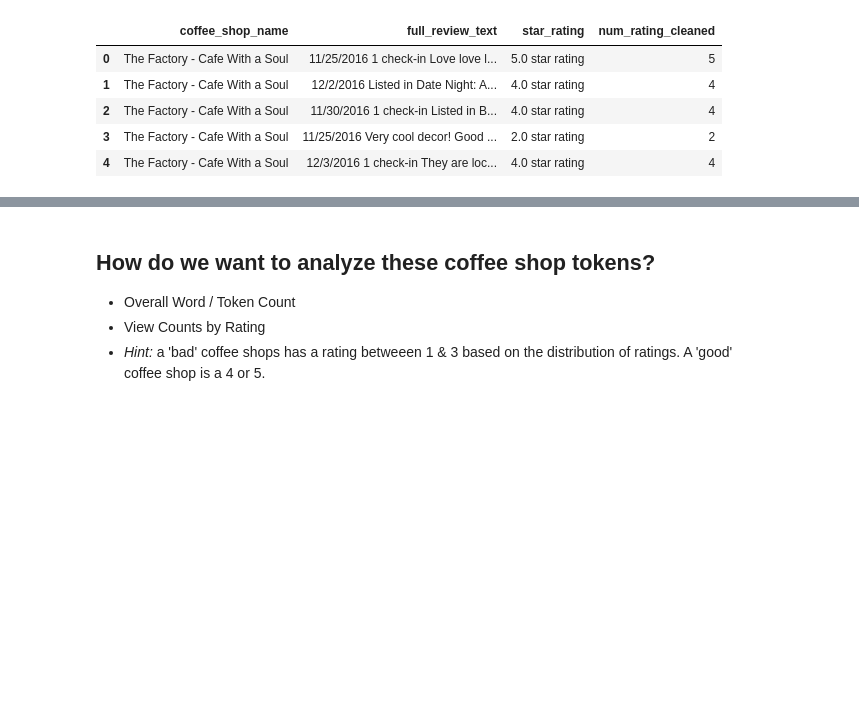
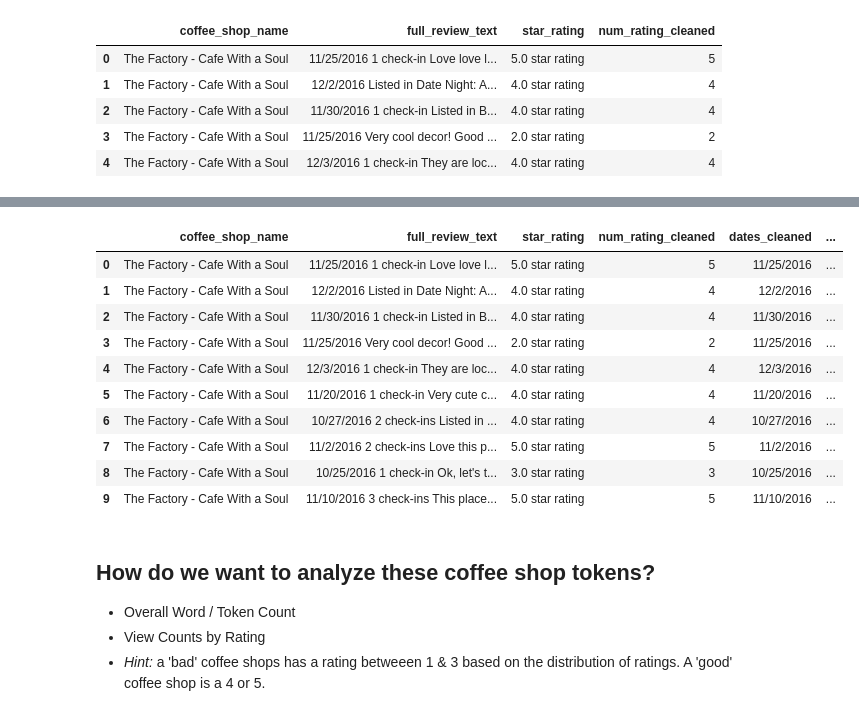
Before and after one commit to deanhadzi/DS-Unit-4-Sprint-1-NLP, a Jupyter notebook: module1-text-data/LS_DS_411_Text_Data_Assignment.ipynb, the cells around one changed output, grey strips where cells are left out. Saved outputs shown, nothing was run; the diff lists cells and outputs as text; code cells hidden in the pictures; blank space fills up the shorter version.

```diff
--- a/module1-text-data/LS_DS_411_Text_Data_Assignment.ipynb
+++ b/module1-text-data/LS_DS_411_Text_Data_Assignment.ipynb
@@ -69,9 +155,21 @@ shops.head()
 # %%
-# Step 2 - Remove the check in text from the start of the reviews.
+# Step 3 - Remove the check in text from the start of the reviews.
 
 shops['full_review_text_cleaned'] = shops['full_review_text_cleaned'].apply(lambda x: x.replace('check-in', '').strip())
 shops['full_review_text_cleaned'] = shops['full_review_text_cleaned'].apply(lambda x: x.replace(x[0], '').strip() if x[0] == 's' else x)
-shops.head(50)
+shops.head(10)
+# %% [output]
+|  | coffee_shop_name | full_review_text | star_rating | num_rating_cleaned | dates_cleaned | ... |
+| 0 | The Factory - Cafe With a Soul | 11/25/2016 1 check-in Love love l... | 5.0 star rating | 5 | 11/25/2016 | ... |
+| 1 | The Factory - Cafe With a Soul | 12/2/2016 Listed in Date Night: A... | 4.0 star rating | 4 | 12/2/2016 | ... |
+| 2 | The Factory - Cafe With a Soul | 11/30/2016 1 check-in Listed in B... | 4.0 star rating | 4 | 11/30/2016 | ... |
+| 3 | The Factory - Cafe With a Soul | 11/25/2016 Very cool decor! Good ... | 2.0 star rating | 2 | 11/25/2016 | ... |
+| 4 | The Factory - Cafe With a Soul | 12/3/2016 1 check-in They are loc... | 4.0 star rating | 4 | 12/3/2016 | ... |
+| 5 | The Factory - Cafe With a Soul | 11/20/2016 1 check-in Very cute c... | 4.0 star rating | 4 | 11/20/2016 | ... |
+| 6 | The Factory - Cafe With a Soul | 10/27/2016 2 check-ins Listed in ... | 4.0 star rating | 4 | 10/27/2016 | ... |
+| 7 | The Factory - Cafe With a Soul | 11/2/2016 2 check-ins Love this p... | 5.0 star rating | 5 | 11/2/2016 | ... |
+| 8 | The Factory - Cafe With a Soul | 10/25/2016 1 check-in Ok, let's t... | 3.0 star rating | 3 | 10/25/2016 | ... |
+| 9 | The Factory - Cafe With a Soul | 11/10/2016 3 check-ins This place... | 5.0 star rating | 5 | 11/10/2016 | ... |
 # %% [markdown]
 ## How do we want to analyze these coffee shop tokens?
 
```
Also changed, not shown: parts of 16 cells of this notebook.
